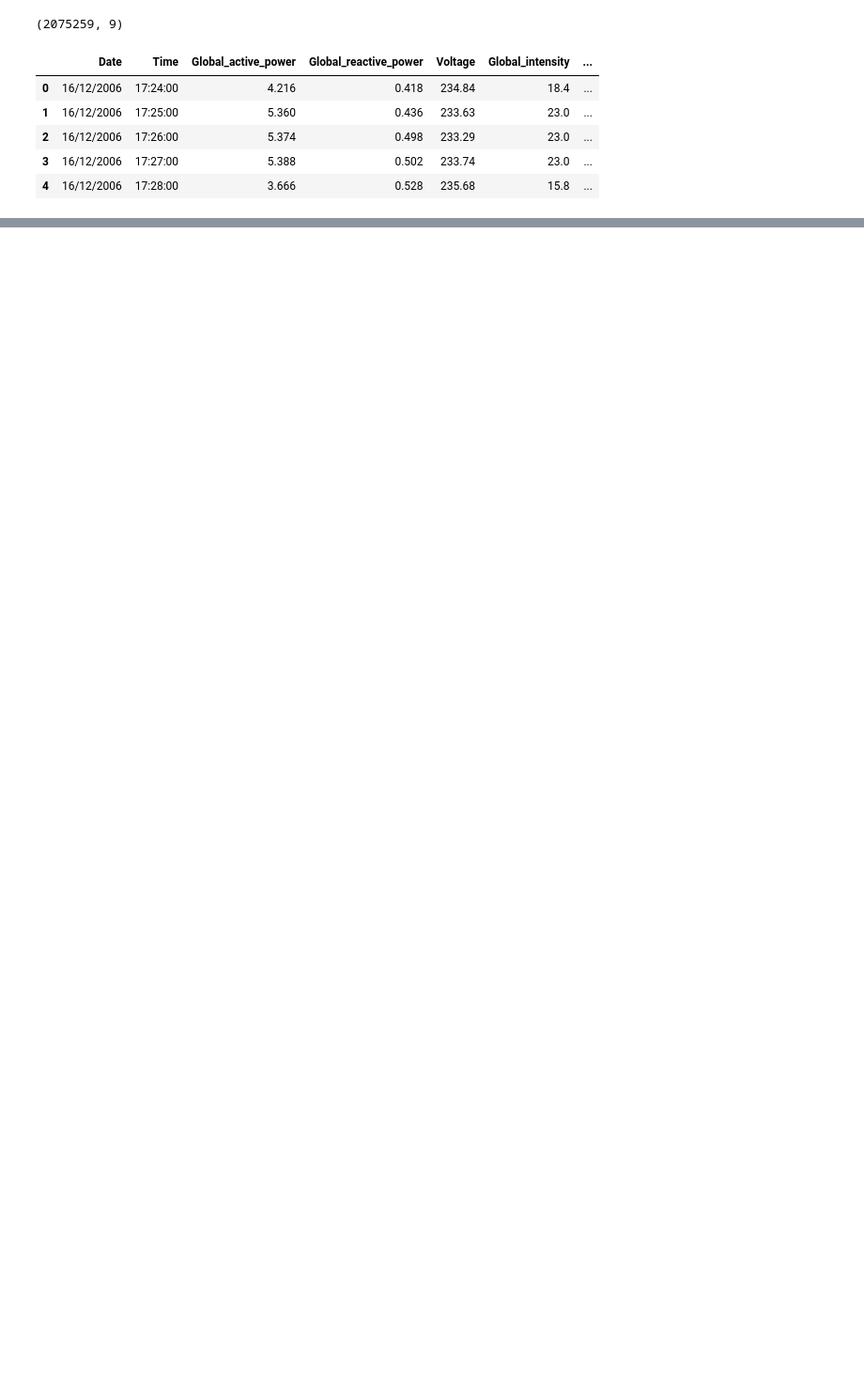
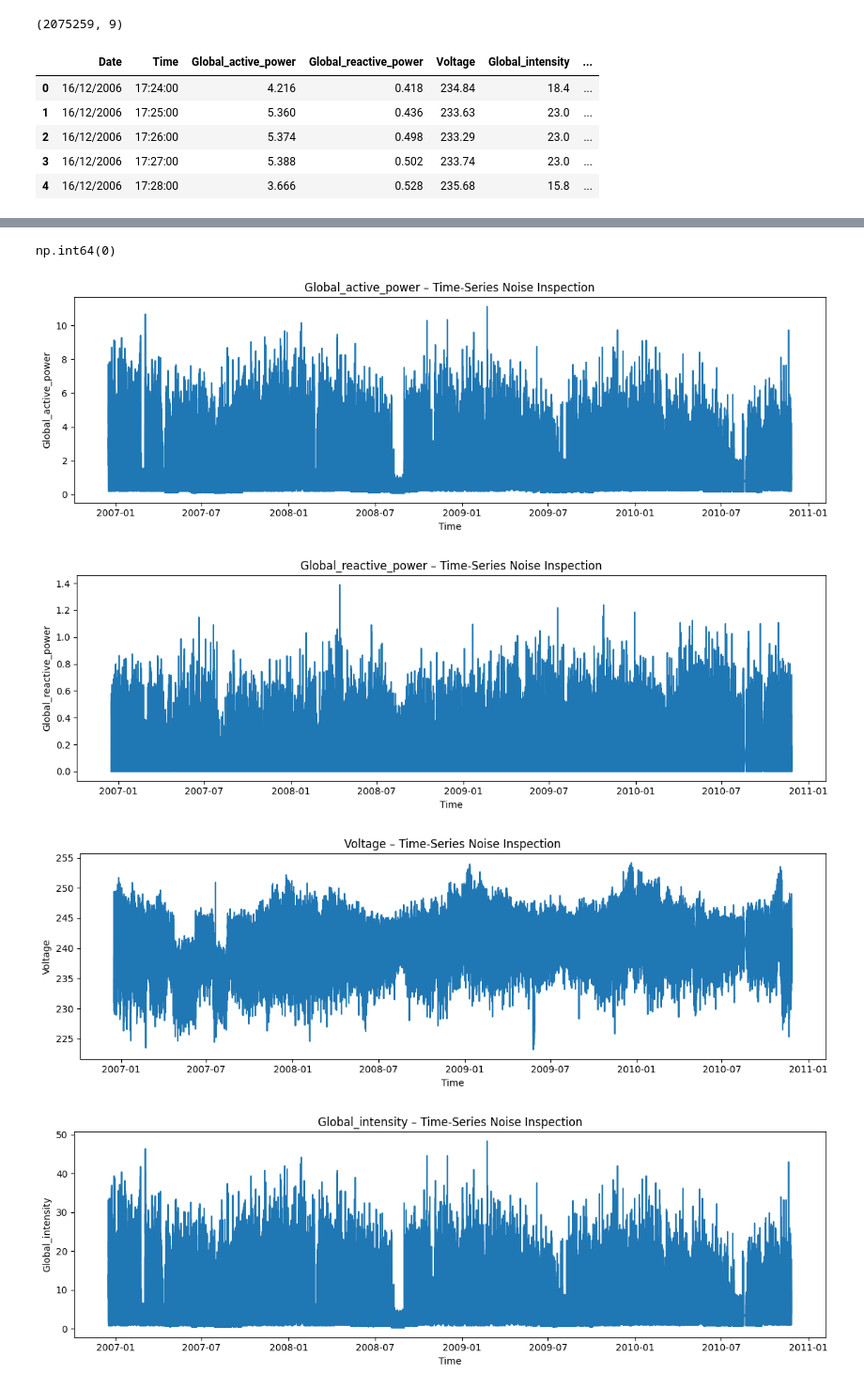
Before and after one commit to pinarrcindemirr/DataScienceProject, a Jupyter notebook: ML_Q1122408.ipynb, the cells around one changed output, grey strips where cells are left out. Shown at 94% size. Saved outputs shown, nothing was run; the diff lists cells and outputs as text; code cells hidden in the pictures; blank space fills up the shorter version.

```diff
--- a/ML_Q1122408.ipynb
+++ b/ML_Q1122408.ipynb
@@ -50,0 +97,9 @@ df.head()
+# %%
+df['Datetime'] = pd.to_datetime(df['Date'] + ' ' + df['Time'],
+                                dayfirst=True)
+df = df.set_index('Datetime')
+cols = df.columns.drop(['Date', 'Time'])
+
+df[cols] = df[cols].astype(float)
+df[cols] = df[cols].interpolate(method='time')
+df[cols] = df[cols].ffill()
@@ -50,0 +118,30 @@ df.head()
+# %%
+df.index.duplicated().sum()
+# %% [output]
+np.int64(0)
+# %%
+features = [
+    'Global_active_power',
+    'Global_reactive_power',
+    'Voltage',
+    'Global_intensity',
+    'Sub_metering_1',
+    'Sub_metering_2',
+    'Sub_metering_3'
+]
+# %%
+import matplotlib.pyplot as plt
+
+for col in features:
+    plt.figure(figsize=(12,4))
+    plt.plot(df.index, df[col])
+    plt.title(f"{col} – Time-Series Noise Inspection")
+    plt.xlabel("Time")
+    plt.ylabel(col)
+    plt.tight_layout()
+    plt.show()
+# %% [output]
+[figure, added]
+[figure, added]
+[figure, added]
+[figure, added]
```
Also changed, not shown: parts of 10 cells of this notebook.
